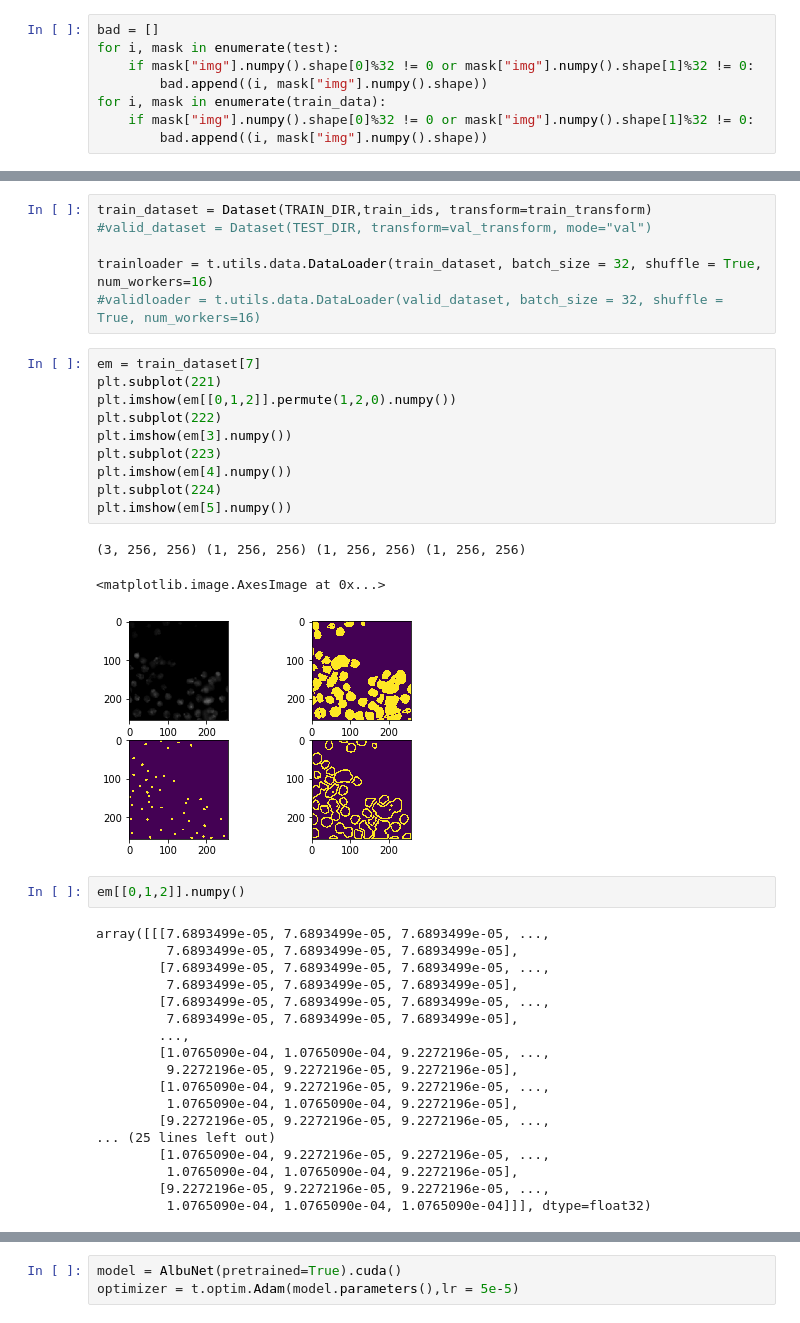
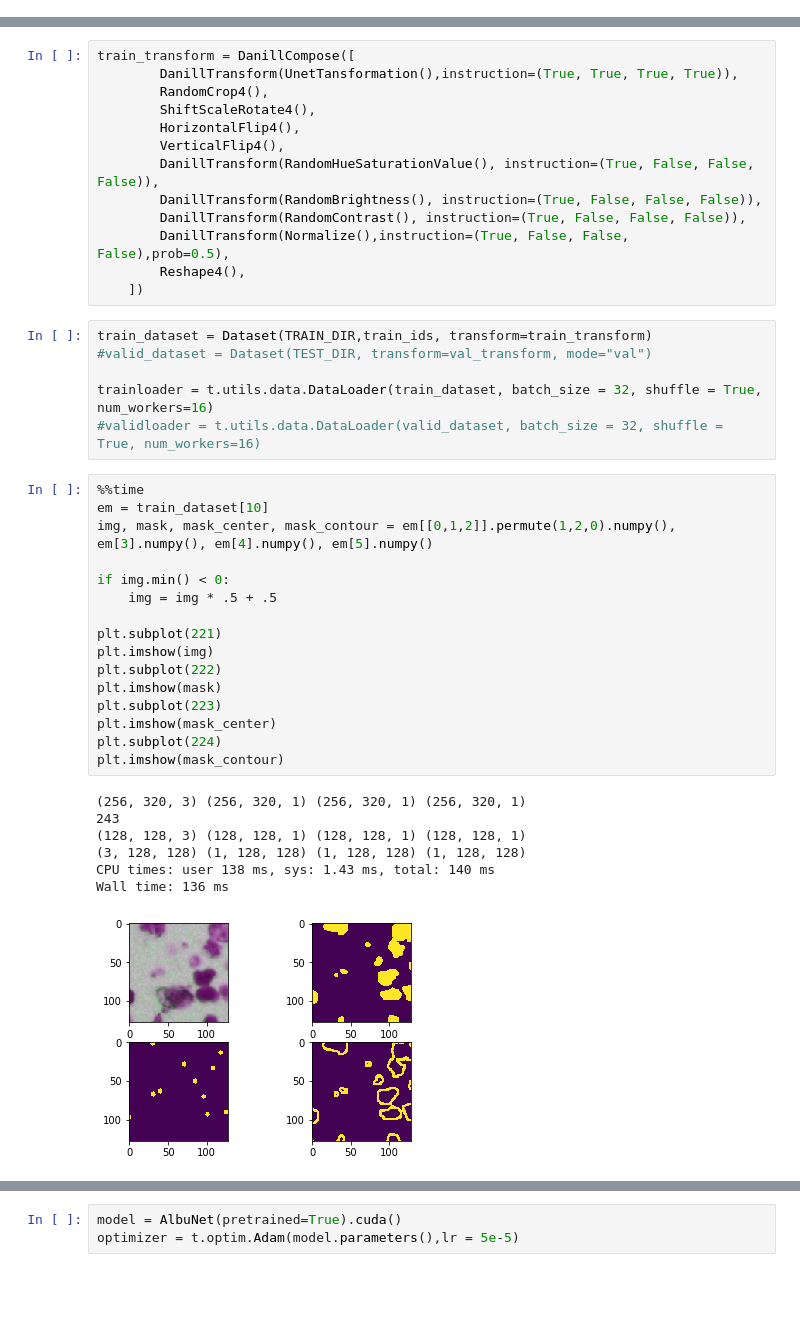
Before and after one commit to stas6626/bowl, a Jupyter notebook: Untitled.ipynb, the cells around one changed output, grey strips where cells are left out. Drawn from its saved outputs; the diff is of its cells as text; blank space fills up the shorter version.

```diff
--- a/Untitled.ipynb
+++ b/Untitled.ipynb
@@ -153,11 +153,3 @@ test_images = [os.path.join(TEST_DIR, test_id, 'images', test_id + '.png')
 # %%
 train_data = t.load(TRAIN_PATH)
 test = t.load(TEST_PATH)
-# %%
-bad = []
-for i, mask in enumerate(test):
-    if mask["img"].numpy().shape[0]%32 != 0 or mask["img"].numpy().shape[1]%32 != 0:
-        bad.append((i, mask["img"].numpy().shape))
-for i, mask in enumerate(train_data):
-    if mask["img"].numpy().shape[0]%32 != 0 or mask["img"].numpy().shape[1]%32 != 0:
-        bad.append((i, mask["img"].numpy().shape))
@@ -251,3 +256,16 @@ val_transform = DualCompose([
+# %%
+train_transform = DanillCompose([
+        DanillTransform(UnetTansformation(),instruction=(True, True, True, True)),
+        RandomCrop4(),
+        ShiftScaleRotate4(),
+        HorizontalFlip4(),
+        VerticalFlip4(),
+        DanillTransform(RandomHueSaturationValue(), instruction=(True, False, False, False)),
+        DanillTransform(RandomBrightness(), instruction=(True, False, False, False)),
+        DanillTransform(RandomContrast(), instruction=(True, False, False, False)),
+        DanillTransform(Normalize(),instruction=(True, False, False, False),prob=0.5),
+        Reshape4(),
+    ])
 # %%
 train_dataset = Dataset(TRAIN_DIR,train_ids, transform=train_transform)
 #valid_dataset = Dataset(TEST_DIR, transform=val_transform, mode="val")
@@ -255,36 +273,26 @@ train_dataset = Dataset(TRAIN_DIR,train_ids, transform=train_transform)
 trainloader = t.utils.data.DataLoader(train_dataset, batch_size = 32, shuffle = True, num_workers=16)
 #validloader = t.utils.data.DataLoader(valid_dataset, batch_size = 32, shuffle = True, num_workers=16)
 # %%
-em = train_dataset[7]
+%%time
+em = train_dataset[10]
+img, mask, mask_center, mask_contour = em[[0,1,2]].permute(1,2,0).numpy(), em[3].numpy(), em[4].numpy(), em[5].numpy()
+
+if img.min() < 0:
+    img = img * .5 + .5
+
 plt.subplot(221)
-plt.imshow(em[[0,1,2]].permute(1,2,0).numpy())
+plt.imshow(img)
 plt.subplot(222)
-plt.imshow(em[3].numpy())
+plt.imshow(mask)
 plt.subplot(223)
-plt.imshow(em[4].numpy())
+plt.imshow(mask_center)
 plt.subplot(224)
-plt.imshow(em[5].numpy())
+plt.imshow(mask_contour)
 # %% [output]
-(3, 256, 256) (1, 256, 256) (1, 256, 256) (1, 256, 256)
+(256, 320, 3) (256, 320, 1) (256, 320, 1) (256, 320, 1)
+243
+(128, 128, 3) (128, 128, 1) (128, 128, 1) (128, 128, 1)
+(3, 128, 128) (1, 128, 128) (1, 128, 128) (1, 128, 128)
+CPU times: user 138 ms, sys: 1.43 ms, total: 140 ms
+Wall time: 136 ms
-<matplotlib.image.AxesImage at 0x...>
-[figure, old version]
+[figure, new version]
-# %%
-em[[0,1,2]].numpy()
-# %% [output]
-array([[[7.6893499e-05, 7.6893499e-05, 7.6893499e-05, ...,
-         7.6893499e-05, 7.6893499e-05, 7.6893499e-05],
-        [7.6893499e-05, 7.6893499e-05, 7.6893499e-05, ...,
-         7.6893499e-05, 7.6893499e-05, 7.6893499e-05],
-        [7.6893499e-05, 7.6893499e-05, 7.6893499e-05, ...,
-         7.6893499e-05, 7.6893499e-05, 7.6893499e-05],
-        ...,
-        [1.0765090e-04, 1.0765090e-04, 9.2272196e-05, ...,
-         9.2272196e-05, 9.2272196e-05, 9.2272196e-05],
-        [1.0765090e-04, 9.2272196e-05, 9.2272196e-05, ...,
-         1.0765090e-04, 1.0765090e-04, 9.2272196e-05],
-        [9.2272196e-05, 9.2272196e-05, 9.2272196e-05, ...,
-... (25 lines left out)
-        [1.0765090e-04, 9.2272196e-05, 9.2272196e-05, ...,
-         1.0765090e-04, 1.0765090e-04, 9.2272196e-05],
-        [9.2272196e-05, 9.2272196e-05, 9.2272196e-05, ...,
-         1.0765090e-04, 1.0765090e-04, 1.0765090e-04]]], dtype=float32)
```
Also changed, not shown: parts of 9 cells of this notebook, 1 other file.
